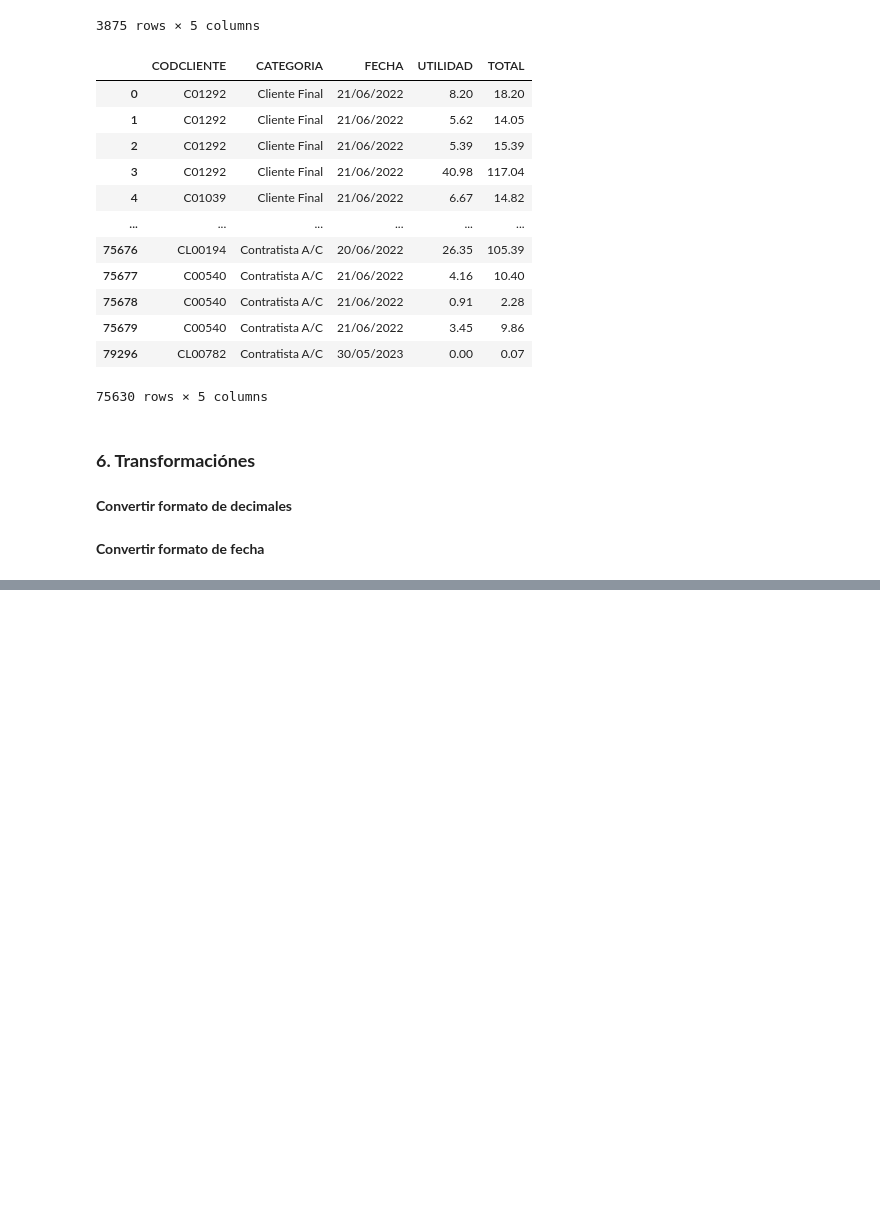
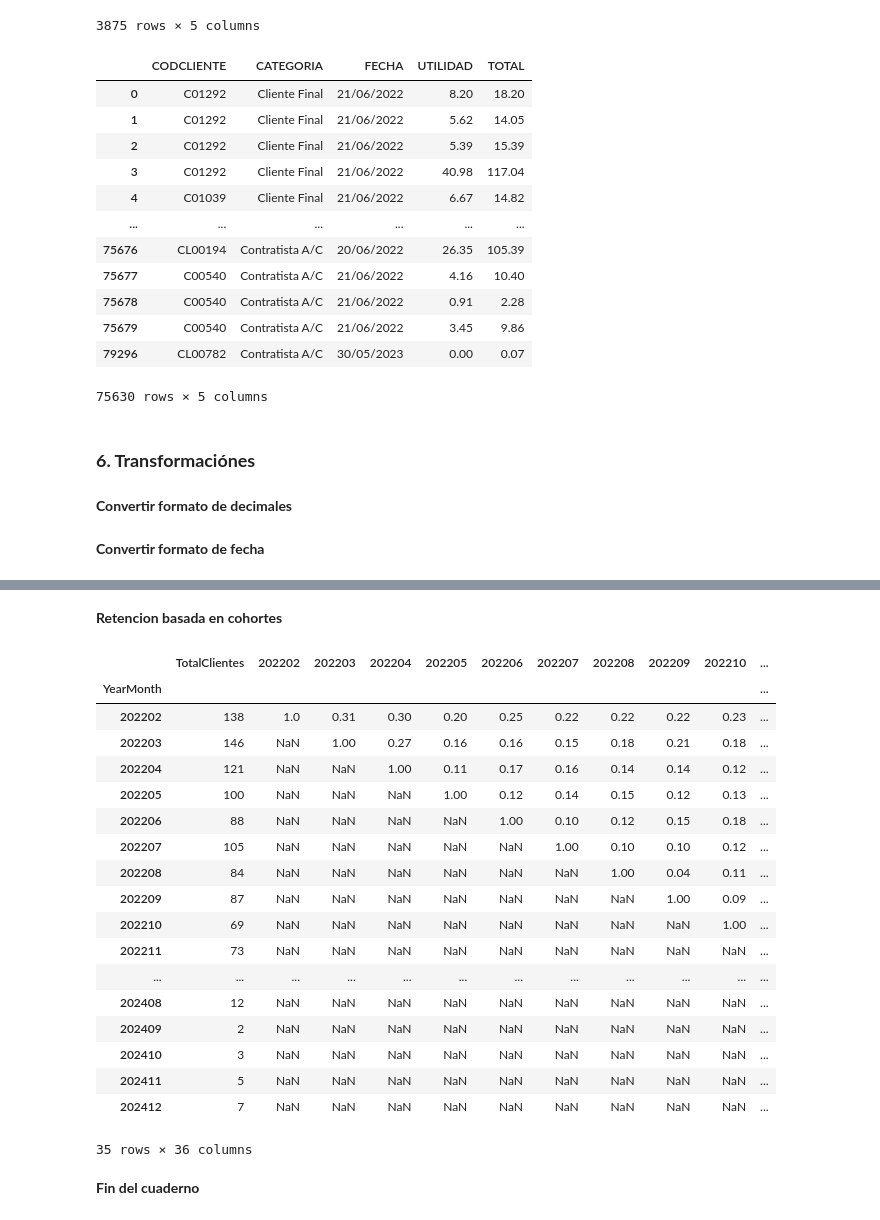
Before and after one commit to JuanPerezMolina/machine_learning_analisis_ventas_cohortes, a Jupyter notebook: 240315-1_machine_learning_analisis_ventas_cohortes.ipynb, the cells around one changed output, grey strips where cells are left out. Saved outputs shown, nothing was run; the diff lists cells and outputs as text; code cells hidden in the pictures; blank space fills up the shorter version.

Commit message:
Se calcularon los KPIs mensuales y se creo la tabla de retención de clientes por cohorte

```diff
--- a/240315-1_machine_learning_analisis_ventas_cohortes.ipynb
+++ b/240315-1_machine_learning_analisis_ventas_cohortes.ipynb
@@ -271,0 +589,17 @@ ventas_df.UTILIDAD.hist(bins = 100);
+# %%
+#create an array of dictionary which keeps Retained & Total User count for each month
+months = retencion_de_clientes.columns[2:]
+retention_array = []
+for i in range(len(months)-1):
+    retention_data = {}
+    selected_month = months[i+1]
+    prev_month = months[i]
+    retention_data['YearMonth'] = int(selected_month)
+    retention_data['TotalClientes'] = retencion_de_clientes[selected_month].sum()
+    retention_data['TotalClientesRetenidos'] = retencion_de_clientes[(retencion_de_clientes[selected_month]>0) & (retencion_de_clientes[prev_month]>0)][selected_month].sum()
+    retention_array.append(retention_data)
+
+#convert the array to dataframe and calculate Retention Rate
+retencion_de_clientes = pd.DataFrame(retention_array)
+retencion_de_clientes['TasaDeRetenciones'] = retencion_de_clientes['TotalClientesRetenidos']/retencion_de_clientes['TotalClientes']
+retencion_de_clientes.head()
@@ -271,0 +633,57 @@ ventas_df.UTILIDAD.hist(bins = 100);
+# %% [markdown]
+**Retencion basada en cohortes**
+# %%
+#create our retention table again with crosstab() and add firs purchase year month view
+retencionClientes2 = pd.crosstab(utilidad_mes_por_cliente['CODCLIENTE'], utilidad_mes_por_cliente['YearMonth']).reset_index()
+retencionClientes2 = pd.merge(retencionClientes2,primera_compra[['CODCLIENTE','Cohorte']],on='CODCLIENTE')
+new_column_names = [ 'm_' + str(column) for column in retencionClientes2.columns[:-1]]
+new_column_names.append('Cohorte')
+retencionClientes2.columns = new_column_names
+
+#create the array of Retained users for each cohort monthly
+retention_array = []
+for i in range(len(months)):
+    retention_data = {}
+    selected_month = months[i]
+    prev_months = months[:i]
+    next_months = months[i+1:]
+    for prev_month in prev_months:
+        retention_data[prev_month] = np.nan
+
+    total_user_count = retencionClientes2[retencionClientes2.Cohorte ==  selected_month].Cohorte.count()
+    retention_data['TotalClientes'] = total_user_count
+    retention_data[selected_month] = 1
+
+    query = "Cohorte == {}".format(selected_month)
+
+
+    for next_month in next_months:
+        new_query = query + " and {} > 0".format(str('m_' + str(next_month)))
+        retention_data[next_month] = np.round(retencionClientes2.query(new_query)['m_' + str(next_month)].sum()/total_user_count,2)
+    retention_array.append(retention_data)
+
+retencionClientes2 = pd.DataFrame(retention_array)
+retencionClientes2.index = months
+
+#showing new cohort based retention table
+retencionClientes2
+# %% [output]
+|  | TotalClientes | 202202 | 202203 | 202204 | 202205 | 202206 | 202207 | 202208 | 202209 | 202210 | ... |
+| YearMonth |  |  |  |  |  |  |  |  |  |  | ... |
+| 202202 | 138 | 1.0 | 0.31 | 0.30 | 0.20 | 0.25 | 0.22 | 0.22 | 0.22 | 0.23 | ... |
+| 202203 | 146 | NaN | 1.00 | 0.27 | 0.16 | 0.16 | 0.15 | 0.18 | 0.21 | 0.18 | ... |
+| 202204 | 121 | NaN | NaN | 1.00 | 0.11 | 0.17 | 0.16 | 0.14 | 0.14 | 0.12 | ... |
+| 202205 | 100 | NaN | NaN | NaN | 1.00 | 0.12 | 0.14 | 0.15 | 0.12 | 0.13 | ... |
+| 202206 | 88 | NaN | NaN | NaN | NaN | 1.00 | 0.10 | 0.12 | 0.15 | 0.18 | ... |
+| 202207 | 105 | NaN | NaN | NaN | NaN | NaN | 1.00 | 0.10 | 0.10 | 0.12 | ... |
+| 202208 | 84 | NaN | NaN | NaN | NaN | NaN | NaN | 1.00 | 0.04 | 0.11 | ... |
+| 202209 | 87 | NaN | NaN | NaN | NaN | NaN | NaN | NaN | 1.00 | 0.09 | ... |
+| 202210 | 69 | NaN | NaN | NaN | NaN | NaN | NaN | NaN | NaN | 1.00 | ... |
+| 202211 | 73 | NaN | NaN | NaN | NaN | NaN | NaN | NaN | NaN | NaN | ... |
+| ... | ... | ... | ... | ... | ... | ... | ... | ... | ... | ... | ... |
+| 202408 | 12 | NaN | NaN | NaN | NaN | NaN | NaN | NaN | NaN | NaN | ... |
+| 202409 | 2 | NaN | NaN | NaN | NaN | NaN | NaN | NaN | NaN | NaN | ... |
+| 202410 | 3 | NaN | NaN | NaN | NaN | NaN | NaN | NaN | NaN | NaN | ... |
+| 202411 | 5 | NaN | NaN | NaN | NaN | NaN | NaN | NaN | NaN | NaN | ... |
+| 202412 | 7 | NaN | NaN | NaN | NaN | NaN | NaN | NaN | NaN | NaN | ... |
+35 rows × 36 columns
@@ -271,0 +693,2 @@ ventas_df.UTILIDAD.hist(bins = 100);
+# %% [markdown]
+**Fin del cuaderno**
```
Also changed, not shown: parts of 44 cells of this notebook, 2 other files.
